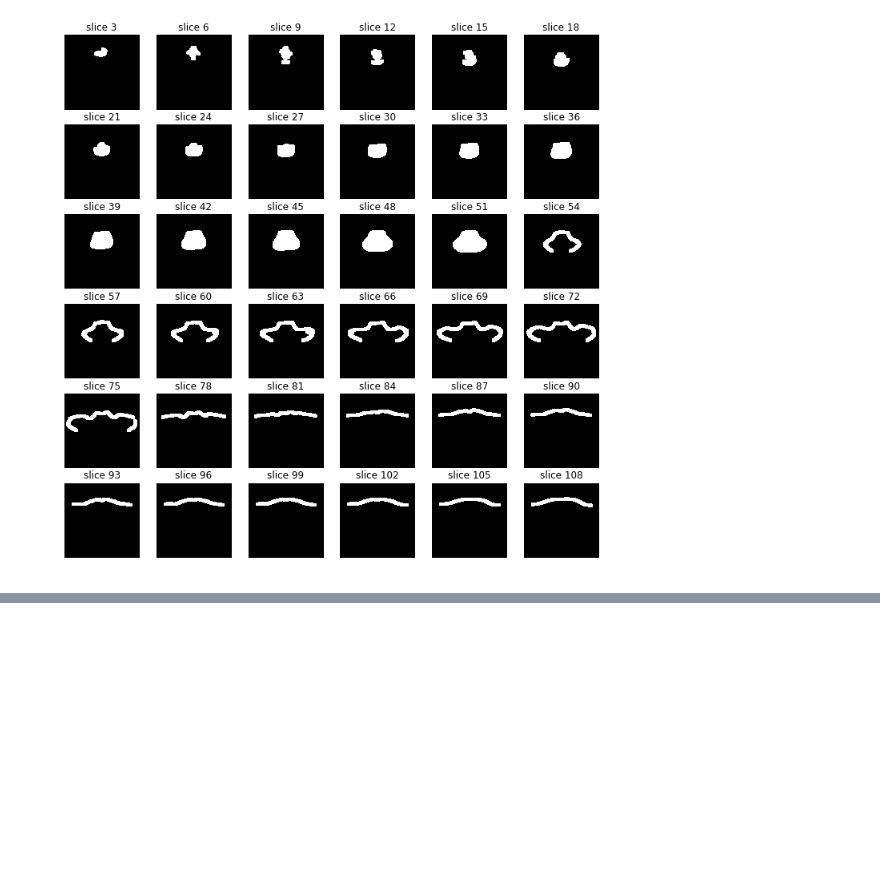
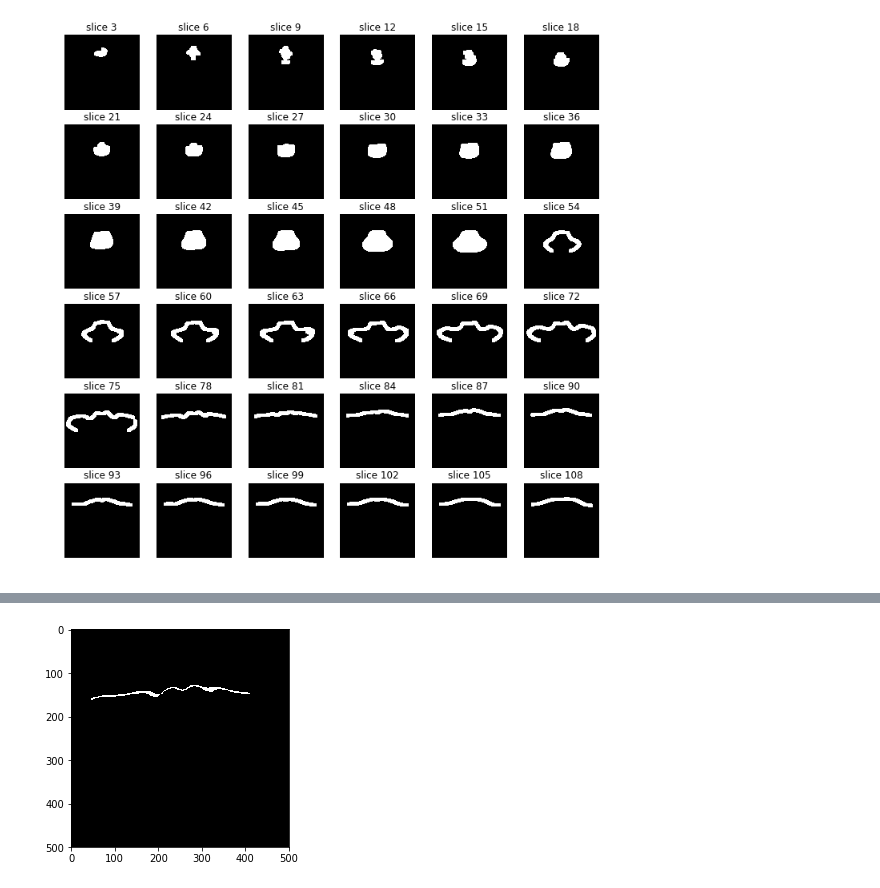
Before and after one commit to daegukdo/TIL, a Jupyter notebook: 05_side_project/01_dicom_with_point_cloud/00_dicom_image_processing_v3.ipynb, the cells around one changed output, grey strips where cells are left out. Cells and saved outputs as stored; diff of their text form; code cells hidden in the pictures; blank space fills up the shorter version.

```diff
--- a/05_side_project/01_dicom_with_point_cloud/00_dicom_image_processing_v3.ipynb
+++ b/05_side_project/01_dicom_with_point_cloud/00_dicom_image_processing_v3.ipynb
@@ -221,0 +273,24 @@ sample_stack(CT_abdomen_masks_canny_dilated_diff_bn_filling, start_with = 3, sho
+# %%
+import numpy
+from PIL import Image, ImageDraw
+
+polygon = []
+
+for i in range(len(contour)):
+    polygon.append((contour[i][1], contour[i][0]))
+
+# polygon = [(x1,y1),(x2,y2),...]
+width = 500
+height = 500
+
+img = Image.new('L', (width, height), 0)
+ImageDraw.Draw(img).polygon(polygon, outline=1, fill=1)
+mask = numpy.array(img)
+# %%
+# Display the image and plot all contours found
+fig, ax = plt.subplots()
+ax.imshow(mask, cmap=plt.cm.gray)
+
+plt.show()
+# %% [output]
+[figure, added]
```
Also changed, not shown: parts of 4 cells of this notebook.
